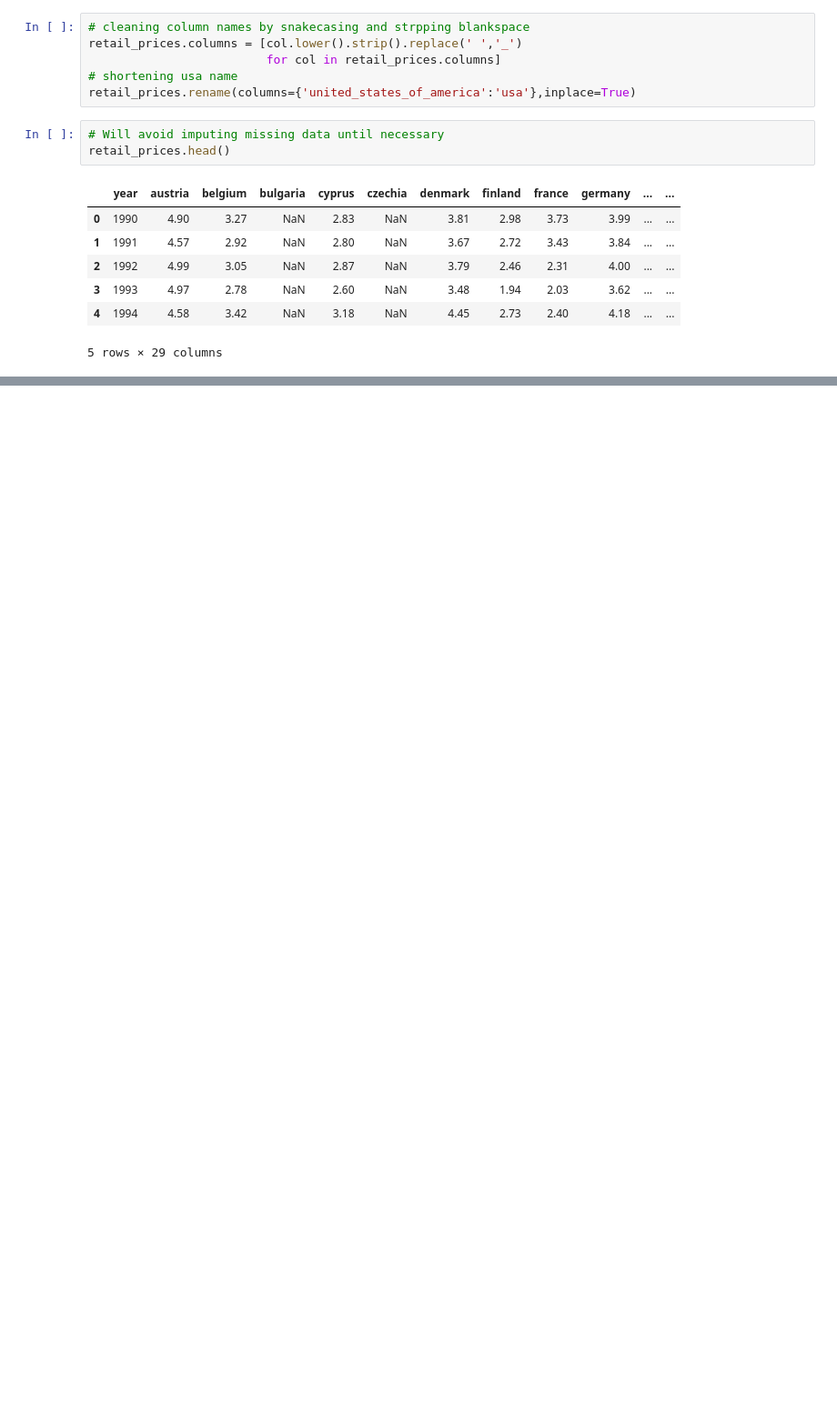
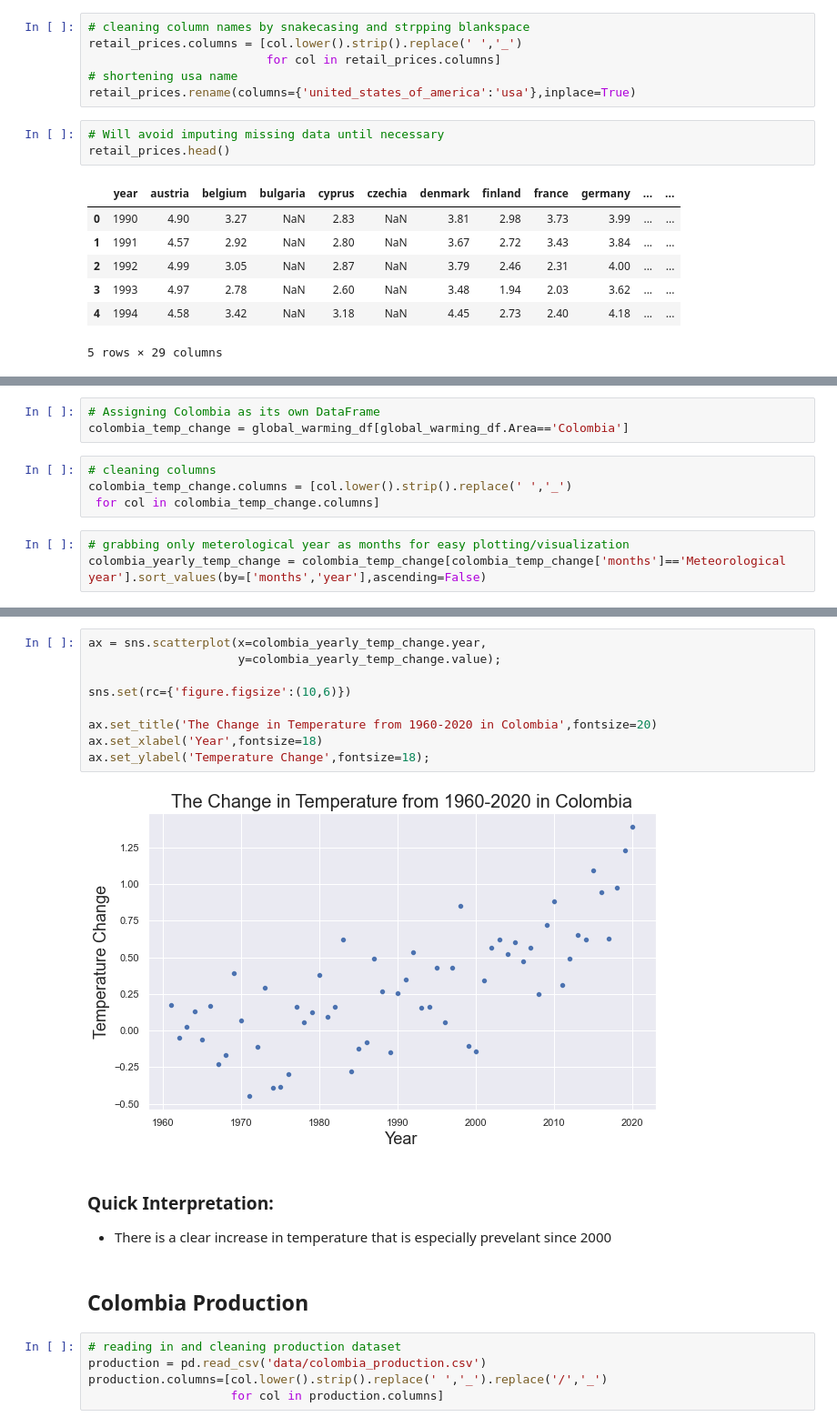
Before and after one commit to sanghyuns/Climate_Change_vs_Coffee_Production, a Jupyter notebook: capparelli.ipynb, the cells around one changed output, grey strips where cells are left out. Shown at 91% size. Cells and saved outputs as stored; diff of their text form; blank space fills up the shorter version.

```diff
--- a/capparelli.ipynb
+++ b/capparelli.ipynb
@@ -45,0 +71,10 @@ retail_prices.head()
+# %%
+# Assigning Colombia as its own DataFrame
+colombia_temp_change = global_warming_df[global_warming_df.Area=='Colombia']
+# %%
+# cleaning columns
+colombia_temp_change.columns = [col.lower().strip().replace(' ','_')
+ for col in colombia_temp_change.columns]
+# %%
+# grabbing only meterological year as months for easy plotting/visualization
+colombia_yearly_temp_change = colombia_temp_change[colombia_temp_change['months']=='Meteorological year'].sort_values(by=['months','year'],ascending=False)
@@ -45,0 +90,21 @@ retail_prices.head()
+# %%
+ax = sns.scatterplot(x=colombia_yearly_temp_change.year,
+                     y=colombia_yearly_temp_change.value);
+
+sns.set(rc={'figure.figsize':(10,6)})
+
+ax.set_title('The Change in Temperature from 1960-2020 in Colombia',fontsize=20)
+ax.set_xlabel('Year',fontsize=18)
+ax.set_ylabel('Temperature Change',fontsize=18);
+# %% [output]
+[figure, added]
+# %% [markdown]
+### Quick Interpretation:
+- There is a clear increase in temperature that is especially prevelant since 2000
+# %% [markdown]
+## Colombia Production
+# %%
+# reading in and cleaning production dataset
+production = pd.read_csv('data/colombia_production.csv')
+production.columns=[col.lower().strip().replace(' ','_').replace('/','_')
+                    for col in production.columns]
```
Also changed, not shown: parts of 17 cells of this notebook, 3 other files.
